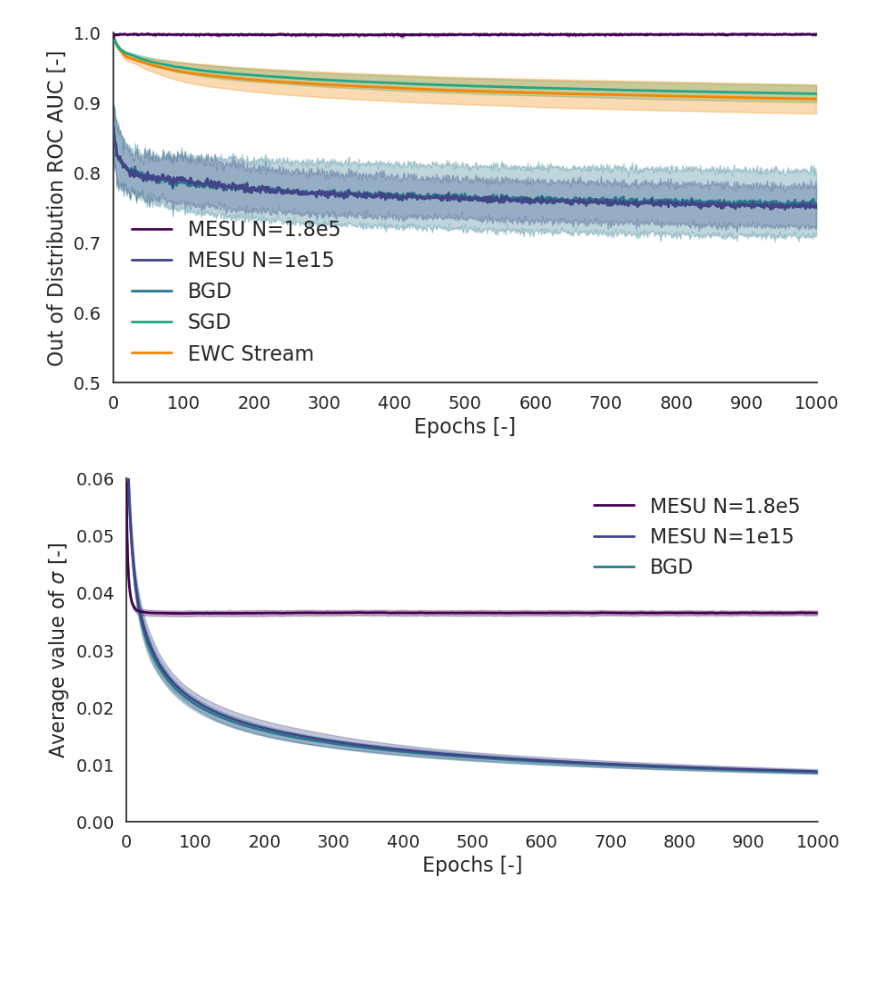
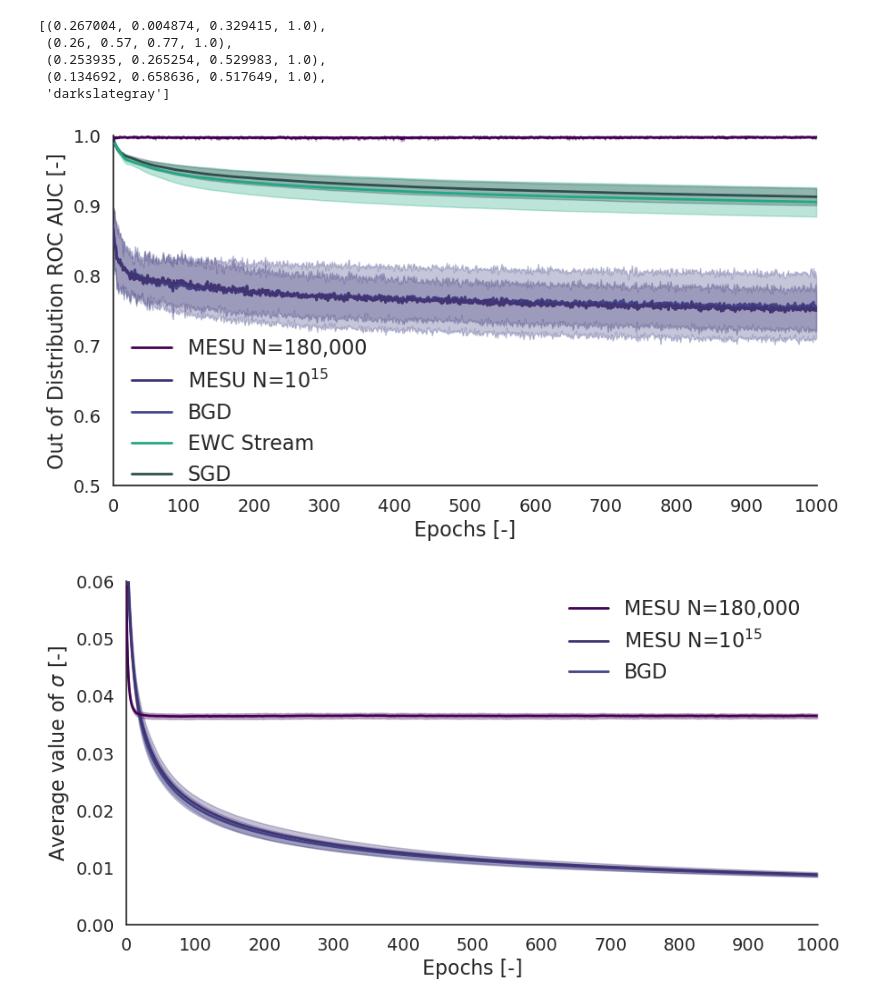
Before and after one commit to kellian-cottart/mesu-pmnist, a Jupyter notebook: figure-mnist-ood.ipynb, the cells around one changed output. Saved outputs shown, nothing was run; the diff lists cells and outputs as text; code cells hidden in the pictures; blank space fills up the shorter version.

```diff
--- a/figure-mnist-ood.ipynb
+++ b/figure-mnist-ood.ipynb
@@ -1,3 +1,11 @@
+# %%
+colors
+# %% [output]
+[(0.267004, 0.004874, 0.329415, 1.0),
+ (0.26, 0.57, 0.77, 1.0),
+ (0.253935, 0.265254, 0.529983, 1.0),
+ (0.134692, 0.658636, 0.517649, 1.0),
+ 'darkslategray']
 # %%
 import matplotlib.pyplot as plt
 import jax
@@ -25,13 +33,17 @@ def find_paths(results_folder, optimizer):
                 paths.append(os.path.join(root, dir_name))
     return paths
 
-optimizers = ["mesu", "bgd", "sgd", "sgd-stream-ewc=5"]
+optimizers = ["mesu", "bgd", "sgd-stream-ewc=5", "sgd"]
 paths = [path for optimizer in optimizers for path in find_paths(results_folder, optimizer)]
-names = ["MESU N=1.8e5", "MESU N=1e15", "BGD", "SGD", "EWC Stream"]
-colormap = plt.cm.get_cmap("viridis", len(names)+1)
-colors = [colormap(i) for i in range(5)]
+names = ["MESU N=180,000", "MESU N=$10^{15}$", "BGD", "EWC Stream", "SGD"]
 
-colors[-1] = "#f18700"
+colors = [
+    (0.267004, 0.004874, 0.329415, 1.0), #MESU
+    (0.26, 0.2, 0.45, 1.0), #MESU
+    (0.253935, 0.265254, 0.529983, 1.0), #BGD
+    (0.134692, 0.658636, 0.517649, 1.0), #EWC Stream
+    'darkslategray', #SGD
+]
 
 n_iterations = 5
 n_tasks = 1
@@ -97,35 +109,35 @@ for i, alg, name in zip(range(len(data)), data, names):
     full_roc = alg[1]
     # If epistemic roc is all zeros, use aleatoric roc
     full_roc_mean = jnp.mean(full_roc, axis=0)
     full_roc_std = jnp.std(full_roc, axis=0)
     if jnp.all(full_roc_mean == 0):
         full_roc_mean = alg[2].mean(axis=0)
         full_roc_std = alg[2].std(axis=0)
     sns.lineplot(x=jnp.arange(n_epochs), y=full_roc_mean, ax=ax, label=name, color=colors[i], linewidth=2, zorder=10 - i)
     ax.fill_between(jnp.arange(n_epochs), full_roc_mean - full_roc_std, full_roc_mean + full_roc_std, color=colors[i], alpha=0.3)
 
 ax.set_xlabel("Epochs [-]", fontsize=FONTSIZE)
 ax.set_ylabel("Out of Distribution ROC AUC [-]", fontsize=FONTSIZE)
 ax.set_xticks(jnp.arange(0, n_epochs + 1, 100))
 ax.tick_params(axis='both', which='major', labelsize=TICKSIZE)
-ax.legend(loc="lower left", fontsize=FONTSIZE, frameon=False)
+ax.legend(loc="lower left", fontsize=FONTSIZE, frameon=False, bbox_to_anchor=(0.0, -0.05))
 ax.spines['top'].set_visible(False)
 ax.spines['right'].set_visible(False)
 ax.set_xlim(0, n_epochs)
 ax.set_ylim(0.5, 1)
 
 # ax2 = ax.twinx()
 # ax2.tick_params(axis='both', which='major', labelsize=TICKSIZE)
 # ax2.spines['top'].set_visible(False)
 # ax2.set_ylim(0.5, 1)
 
 plt.show()
 # savefig as pdf
 fig.savefig(os.path.join(FOLDER, "mnist-roc-auc.svg"), bbox_inches="tight")
 fig.savefig(os.path.join(FOLDER, "mnist-roc-auc.pdf"), bbox_inches="tight")
 plt.close()
 # %% [output]
-[figure, old version]
+[figure, new version]
 # %%
 fig, ax = plt.subplots(figsize=(10, 5))
 colormap = plt.cm.get_cmap("viridis", len(data)+1)
@@ -158,7 +170,7 @@ fig.savefig(os.path.join(FOLDER, "mnist-vanishing-sigma.svg"), bbox_inches="tigh
 fig.savefig(os.path.join(FOLDER, "mnist-vanishing-sigma.pdf"), bbox_inches="tight")
 plt.close()
 # %% [output]
-[figure, old version]
+[figure, new version]
 # %%
 sns.set_theme(style="white")
 fig, ax = plt.subplots(figsize=(10, 5))
```
Also changed, not shown: parts of 3 cells of this notebook, 1 other file.
